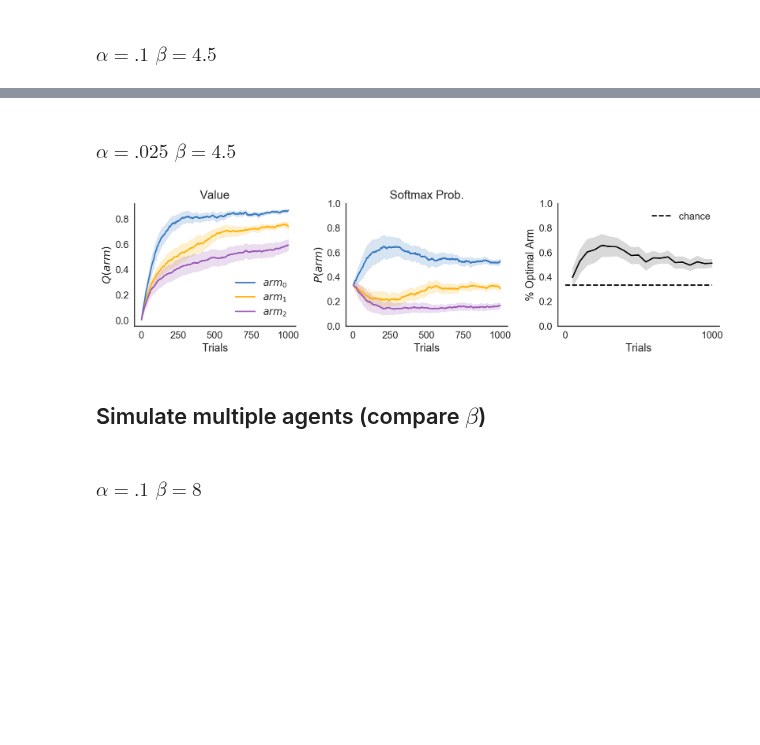
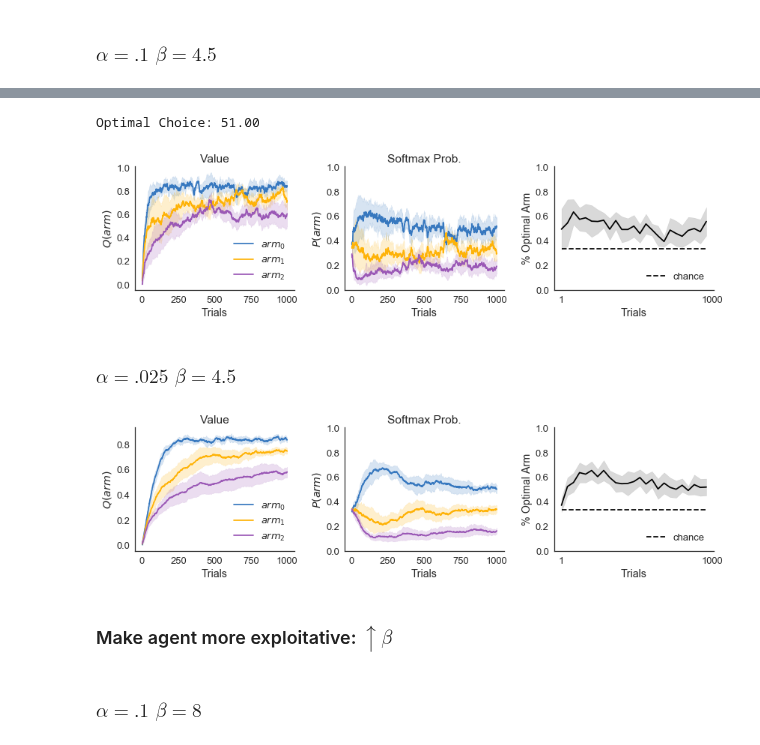
Before and after one commit to CoAxLab/AdaptiveDecisionMaking_2018, a Jupyter notebook: notebooks/Lab 2 - Reinforcement Learning.ipynb, the cells around one changed output, grey strips where cells are left out. Saved outputs shown, nothing was run; the diff lists cells and outputs as text; code cells hidden in the pictures; blank space fills up the shorter version.

```diff
--- a/notebooks/Lab 2 - Reinforcement Learning.ipynb
+++ b/notebooks/Lab 2 - Reinforcement Learning.ipynb
@@ -106,11 +108,20 @@ vis.plot_qlearning(data3)
+# %%
+agent.set_params(alpha=.1)
+data3 = agent.simulate_multiple(nsims=10, ntrials=1000)
+vis.plot_qlearning(data3)
+# %% [output]
+Optimal Choice: 51.00
+[figure, added]
 # %% [markdown]
 ### $\alpha = .025 \,\, \beta=4.5$
-# %%
-vis.plot_qlearning(data4)
-# %% [output]
-[figure, removed]
-# %% [markdown]
-## Simulate multiple agents (compare $\beta$)
+# %%
+agent.set_params(alpha=.025)
+data4 = agent.simulate_multiple(nsims=10, ntrials=1000)
+vis.plot_qlearning(data4)
+# %% [output]
+[figure, added]
+# %% [markdown]
+### Make agent more exploitative: $\uparrow \beta$
 # %% [markdown]
 ### $\alpha = .1 \,\, \beta=8$
 # %%
```
Also changed, not shown: parts of 11 cells of this notebook, 6 other files.
